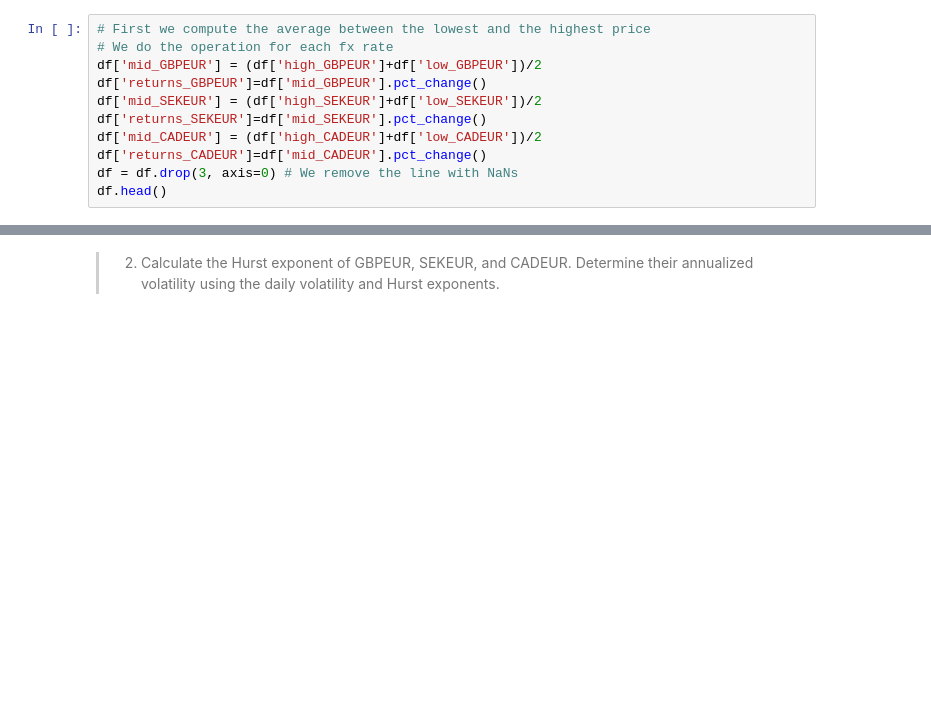
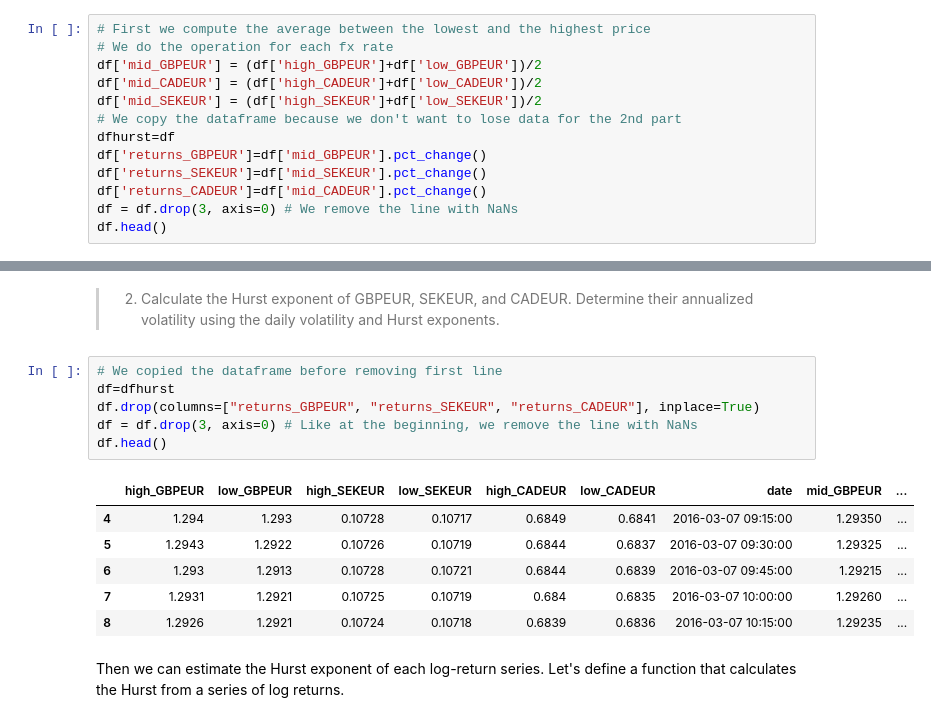
Before and after one commit to MartinJondeau/Market-Risk-Modelling, a Jupyter notebook: Question_E.ipynb, the cells around one changed output, grey strips where cells are left out. Saved outputs shown, nothing was run; the diff lists cells and outputs as text; blank space fills up the shorter version.

```diff
--- a/Question_E.ipynb
+++ b/Question_E.ipynb
@@ -53,10 +53,12 @@ df
 # First we compute the average between the lowest and the highest price
 # We do the operation for each fx rate
 df['mid_GBPEUR'] = (df['high_GBPEUR']+df['low_GBPEUR'])/2
+df['mid_CADEUR'] = (df['high_CADEUR']+df['low_CADEUR'])/2
+df['mid_SEKEUR'] = (df['high_SEKEUR']+df['low_SEKEUR'])/2
+# We copy the dataframe because we don't want to lose data for the 2nd part
+dfhurst=df
 df['returns_GBPEUR']=df['mid_GBPEUR'].pct_change()
-df['mid_SEKEUR'] = (df['high_SEKEUR']+df['low_SEKEUR'])/2
 df['returns_SEKEUR']=df['mid_SEKEUR'].pct_change()
-df['mid_CADEUR'] = (df['high_CADEUR']+df['low_CADEUR'])/2
 df['returns_CADEUR']=df['mid_CADEUR'].pct_change()
 df = df.drop(3, axis=0) # We remove the line with NaNs
 df.head()
@@ -256,3 +258,18 @@ The Epps effect can be explained by the difference bewteen microstructure noise
 # %% [markdown]
 > 2. Calculate the Hurst exponent of GBPEUR, SEKEUR, and CADEUR. Determine their annualized
 volatility using the daily volatility and Hurst exponents.
+# %%
+# We copied the dataframe before removing first line
+df=dfhurst
+df.drop(columns=["returns_GBPEUR", "returns_SEKEUR", "returns_CADEUR"], inplace=True)
+df = df.drop(3, axis=0) # Like at the beginning, we remove the line with NaNs
+df.head()
+# %% [output]
+|  | high_GBPEUR | low_GBPEUR | high_SEKEUR | low_SEKEUR | high_CADEUR | low_CADEUR | date | mid_GBPEUR | ... |
+| 4 | 1.294 | 1.293 | 0.10728 | 0.10717 | 0.6849 | 0.6841 | 2016-03-07 09:15:00 | 1.29350 | ... |
+| 5 | 1.2943 | 1.2922 | 0.10726 | 0.10719 | 0.6844 | 0.6837 | 2016-03-07 09:30:00 | 1.29325 | ... |
+| 6 | 1.293 | 1.2913 | 0.10728 | 0.10721 | 0.6844 | 0.6839 | 2016-03-07 09:45:00 | 1.29215 | ... |
+| 7 | 1.2931 | 1.2921 | 0.10725 | 0.10719 | 0.684 | 0.6835 | 2016-03-07 10:00:00 | 1.29260 | ... |
+| 8 | 1.2926 | 1.2921 | 0.10724 | 0.10718 | 0.6839 | 0.6836 | 2016-03-07 10:15:00 | 1.29235 | ... |
+# %% [markdown]
+Then we can estimate the Hurst exponent of each log-return series. Let's define a function that calculates the Hurst from a series of log returns.
```
Also changed, not shown: parts of 2 cells of this notebook.
